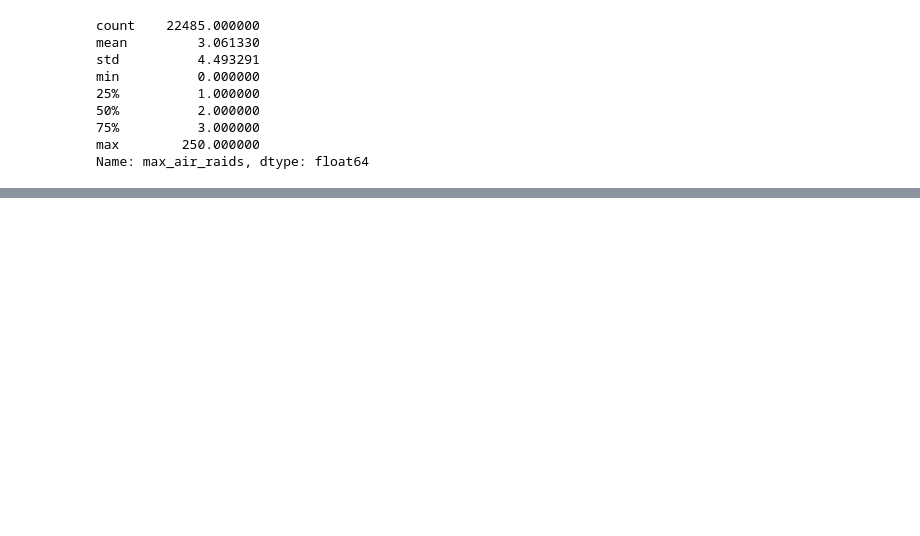
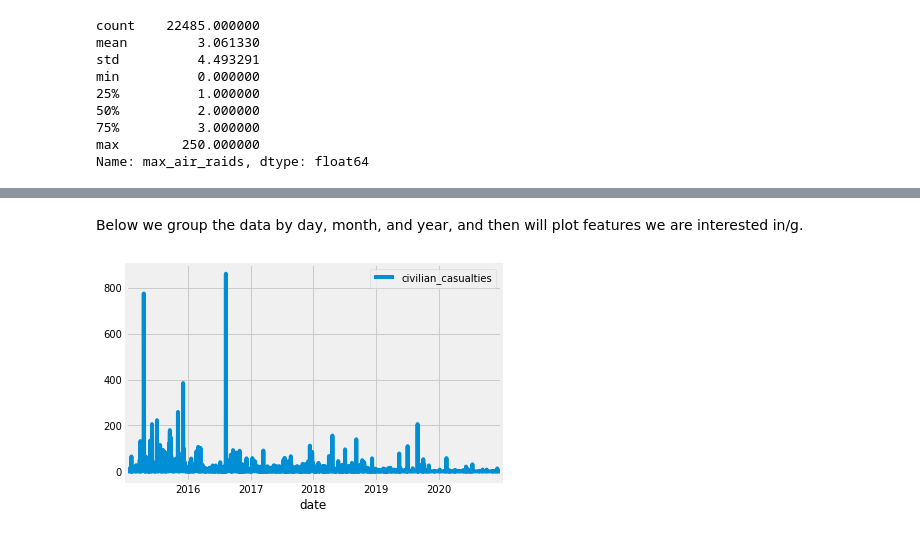
Before and after one commit to gnelsonpr6/yemen_air_raids, a Jupyter notebook: eileen_eda_notebook.ipynb, the cells around one changed output, grey strips where cells are left out. Cells and saved outputs as stored; diff of their text form; code cells hidden in the pictures; blank space fills up the shorter version.

```diff
--- a/eileen_eda_notebook-Copy1.ipynb
+++ b/eileen_eda_notebook.ipynb
@@ -382,0 +204,7 @@ longitude
+# %% [markdown]
+Below we group the data by day, month, and year, and then will plot features we are interested in/g.
+# %%
+df['date'] = pd.to_datetime(df['date'])
+df.index = df['date']
+# %%
+df_by_day = df.resample('D').sum()
@@ -382,0 +215,4 @@ longitude
+# %%
+df_by_day.plot(y='civilian_casualties', use_index=True);
+# %% [output]
+[figure, added]
```
Also changed, not shown: parts of 39 cells of this notebook.
